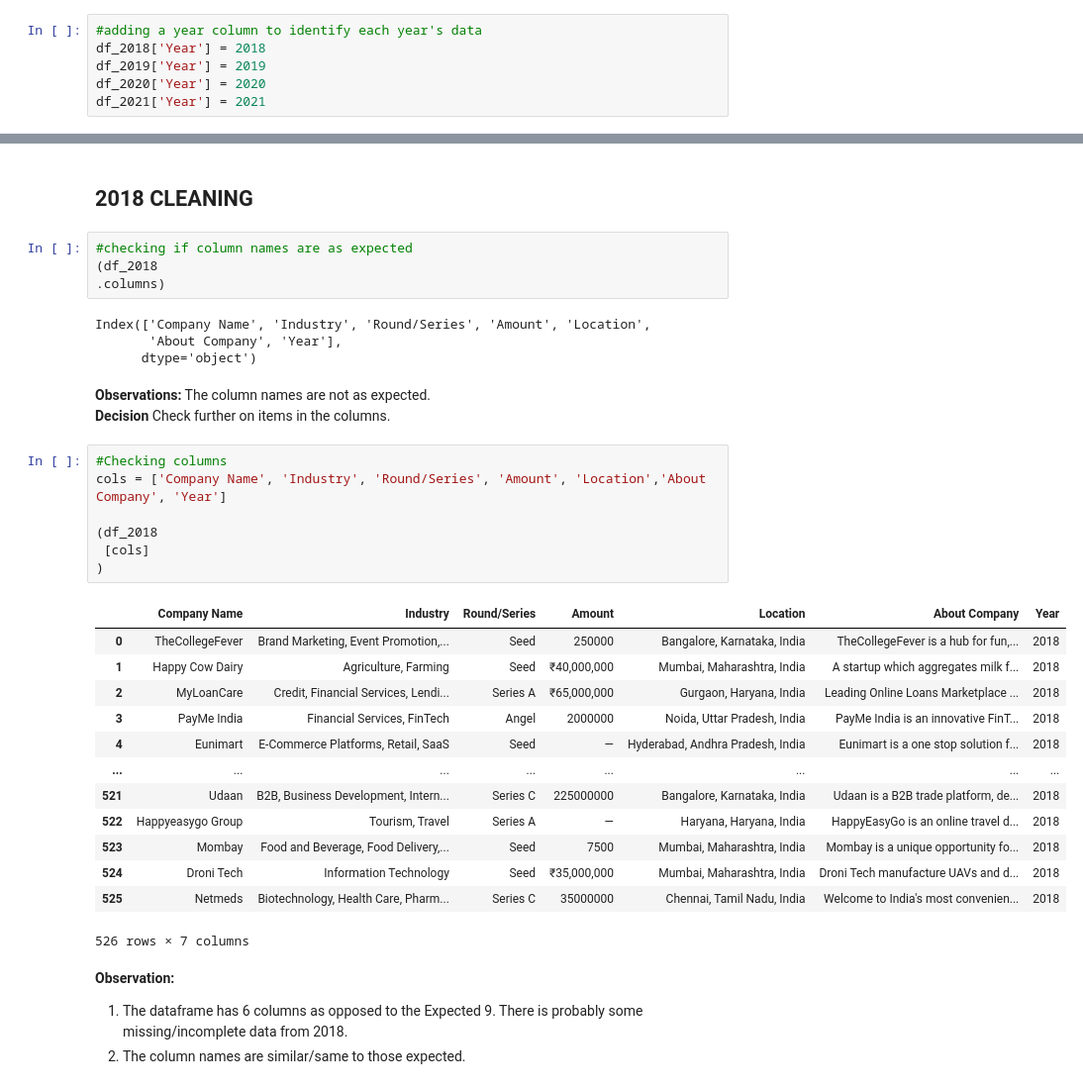
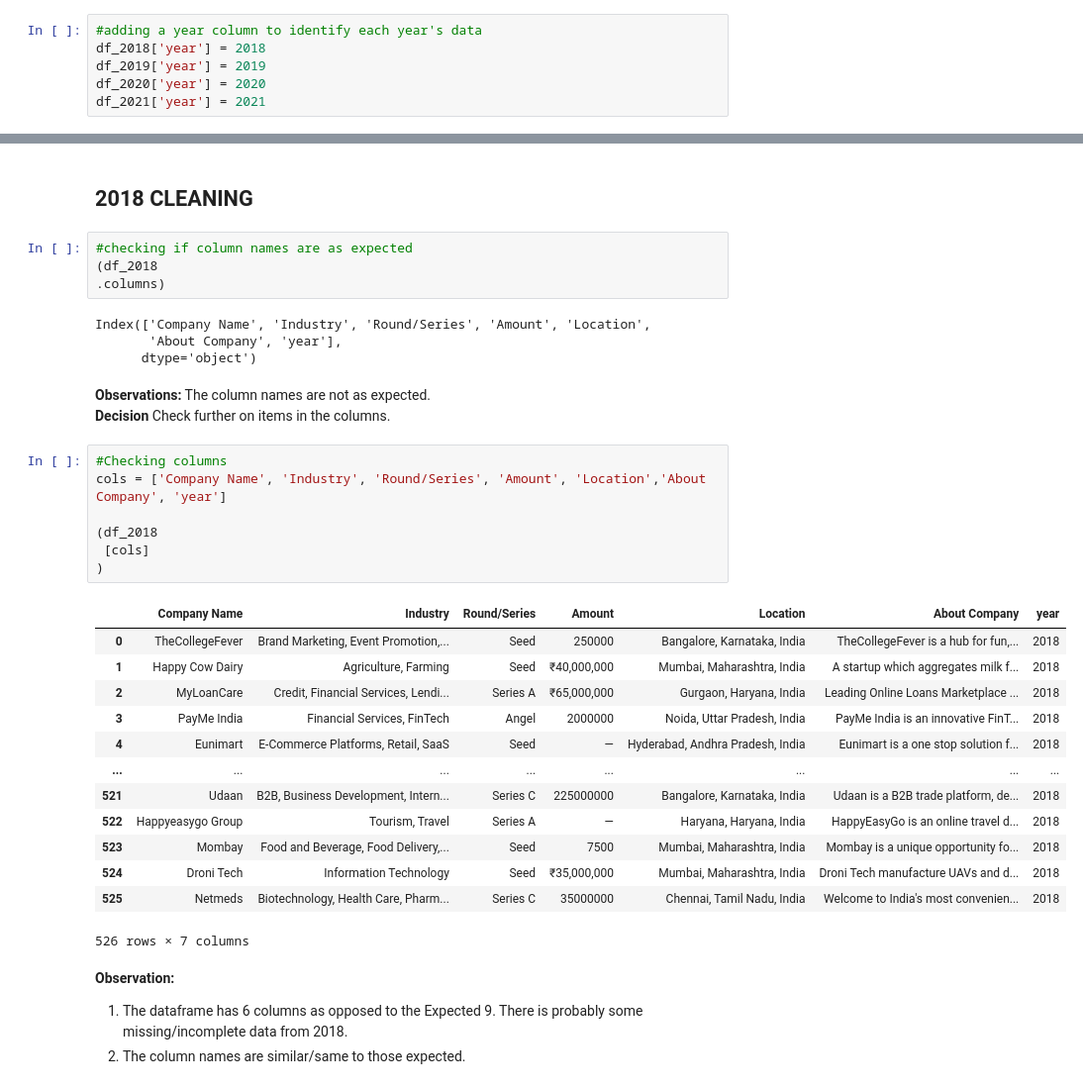
Before and after one commit to Rama-Mwenda/Indian_Ecosystem_Analysis, a Jupyter notebook: Analysis_Notebook.ipynb, the cells around one changed output, grey strips where cells are left out. Shown at 99% size. Cells and saved outputs as stored; diff of their text form.

```diff
--- a/Analysis_Notebook.ipynb
+++ b/Analysis_Notebook.ipynb
@@ -324,7 +326,7 @@ We will clean all years' data separately as the columns are not in expected data
 To identify each data with year collected, we will add a year column to all datasets.
 # %%
 #adding a year column to identify each year's data
-df_2018['Year'] = 2018
-df_2019['Year'] = 2019
-df_2020['Year'] = 2020
-df_2021['Year'] = 2021
+df_2018['year'] = 2018
+df_2019['year'] = 2019
+df_2020['year'] = 2020
+df_2021['year'] = 2021
@@ -345,7 +344,7 @@ Effective Pandas by Matt Harrison - https://www.youtube.com/watch?v=zgbUk90aQ6A&
 .columns)
 # %% [output]
 Index(['Company Name', 'Industry', 'Round/Series', 'Amount', 'Location',
-       'About Company', 'Year'],
+       'About Company', 'year'],
       dtype='object')
 # %% [markdown]
 **Observations:**
@@ -354,13 +353,13 @@ Index(['Company Name', 'Industry', 'Round/Series', 'Amount', 'Location',
     Check further on items in the columns.
 # %%
 #Checking columns
-cols = ['Company Name', 'Industry', 'Round/Series', 'Amount', 'Location','About Company', 'Year']
+cols = ['Company Name', 'Industry', 'Round/Series', 'Amount', 'Location','About Company', 'year']
 
 (df_2018
  [cols]
 )
 # %% [output]
-|  | Company Name | Industry | Round/Series | Amount | Location | About Company | Year |
+|  | Company Name | Industry | Round/Series | Amount | Location | About Company | year |
 | 0 | TheCollegeFever | Brand Marketing, Event Promotion,... | Seed | 250000 | Bangalore, Karnataka, India | TheCollegeFever is a hub for fun,... | 2018 |
 | 1 | Happy Cow Dairy | Agriculture, Farming | Seed | ₹40,000,000 | Mumbai, Maharashtra, India | A startup which aggregates milk f... | 2018 |
 | 2 | MyLoanCare | Credit, Financial Services, Lendi... | Series A | ₹65,000,000 | Gurgaon, Haryana, India | Leading Online Loans Marketplace ... | 2018 |
```
Also changed, not shown: parts of 84 cells of this notebook.
